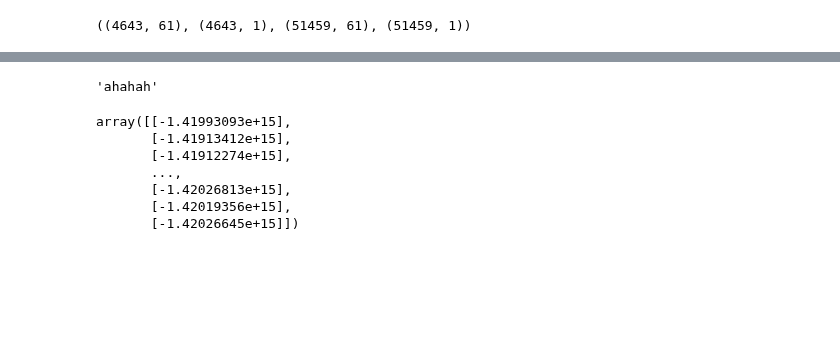
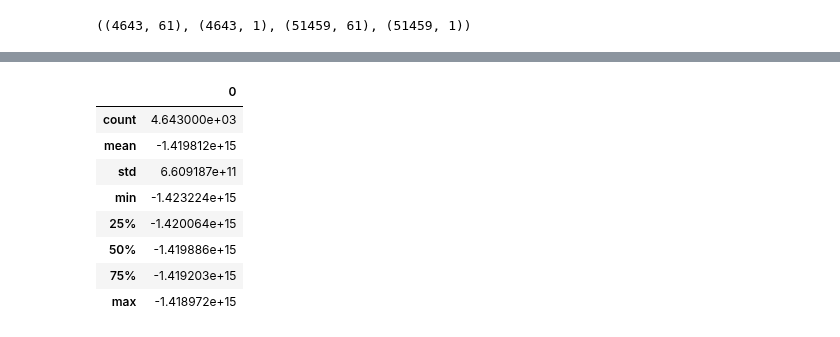
Before and after one commit to Trik17/DMTM_2018, a Jupyter notebook: Polimi Competition/BellaCopia-Bellissima-Andrea&Alessandro.ipynb, the cells around one changed output, grey strips where cells are left out. Drawn from its saved outputs; the diff is of its cells as text; code cells hidden in the pictures; blank space fills up the shorter version.

Commit message:
cercate l'errore

```diff
--- a/Polimi Competition/BellaCopia-Bellissima-Andrea&Alessandro.ipynb
+++ b/Polimi Competition/BellaCopia-Bellissima-Andrea&Alessandro.ipynb
@@ -516,16 +567,15 @@ test_x_region3_step2.shape, test_y_region3_step2.shape, train_x_region3_step2.sh
 # %% [output]
 ((4643, 61), (4643, 1), (51459, 61), (51459, 1))
 # %%
-model_simple = LinearRegression()
-model_simple.fit(train_x_region3_step2, train_y_region3_step2)
-yp2 = model_simple.predict(test_x_region3_step2) #yp2= le sales predette alla fine
-"""
+model_simple_step2 = LinearRegression()
+model_simple_step2.fit(train_x_region3_step2, train_y_region3_step2)
+yp2 = model_simple_step2.predict(test_x_region3_step2) #yp2= le sales predette alla fine
+
 # compute R2 for train and using crossvalidation
-r2_simple_train = r2_score(salesRegion3_y_test,yp)
-#r2_xval_simple =  r2_cv(model_simple, salesRegion3_train, salesToPredict)
+#r2_simple_train = r2_score(salesRegion3_y_test,yp)
+#r2_xval_simple =  r2_cv(model_simple_step2, salesRegion3_train, salesToPredict)
 
 # compute RMSE for train and using crossvalidation
-rmse_simple_train = mean_squared_error(salesRegion3_y_test,yp,multioutput='raw_values')
-#rmse_xval_simple =  rmse_cv(model_simple, salesRegion3_train, salesToPredict)
-"""
+#rmse_simple_train = mean_squared_error(salesRegion3_y_test,yp,multioutput='raw_values')
+#rmse_xval_simple =  rmse_cv(model_simple_step2, salesRegion3_train, salesToPredict)
 # %% [output]
@@ -575,6 +605,3 @@ predetti.describe()
 # %%
-predetti.rename(columns={'NumberOfCustomers': 'PredictedNumberOfCustomers'})
-"ahahah"
+#predetti.rename(columns={'NumberOfCustomers': 'PredictedNumberOfCustomers'})
-# %% [output]
-'ahahah'
 # %%
@@ -583,13 +610,16 @@ tab=predetti.join(veri['NumberOfCustomers'], lsuffix='_predetti', rsuffix='_veri
 #tab['NumberOfCustomers_veri','PredictedNumberOfCustomers_predetti']
 #tab[tab['NumberOfCustomers_veri']==0].head(300)
 #tab.head(300)
-# %%
-yp2
-# %% [output]
-array([[-1.41993093e+15],
-       [-1.41913412e+15],
-       [-1.41912274e+15],
-       ...,
-       [-1.42026813e+15],
-       [-1.42019356e+15],
-       [-1.42026645e+15]])
+# %%
+prova = pd.DataFrame(data = yp2)
+prova.describe()
+# %% [output]
+|  | 0 |
+| count | 4.643000e+03 |
+| mean | -1.419812e+15 |
+| std | 6.609187e+11 |
+| min | -1.423224e+15 |
+| 25% | -1.420064e+15 |
+| 50% | -1.419886e+15 |
+| 75% | -1.419203e+15 |
+| max | -1.418972e+15 |
```
Also changed, not shown: parts of 15 cells of this notebook.
